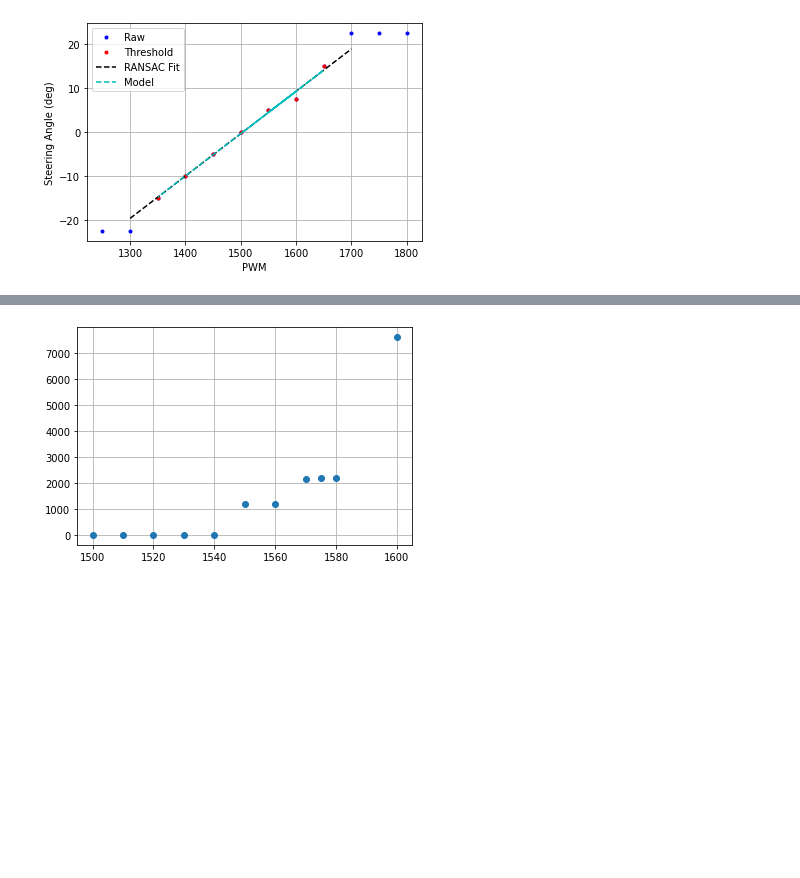
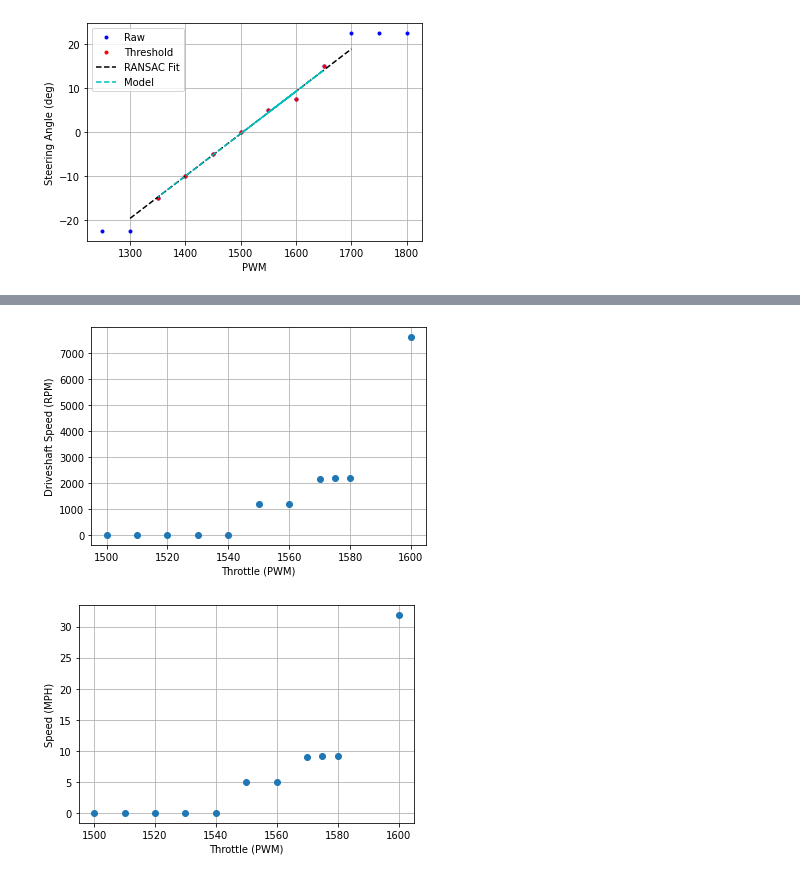
Before and after one commit to smithan7/not-so-dumb-rc-car, a Jupyter notebook: AutonomousCar/code/benchtop_calibration_code.ipynb, the cells around one changed output, grey strips where cells are left out. Drawn from its saved outputs; the diff is of its cells as text; code cells hidden in the pictures; blank space fills up the shorter version.

Commit message:
working on parked from driveshaft speed

```diff
--- a/AutonomousCar/code/benchtop_calibration_code.ipynb
+++ b/AutonomousCar/code/benchtop_calibration_code.ipynb
@@ -22,0 +10,4 @@ Drive Train: Tire Circumference:  0.3141592653589793  m
+# %%
+# load the driveshaft class
+drivetrain = DriveTrain()
+drivetrain.print()
@@ -248,18 +256,34 @@ Text(0, 0.5, 'Drive Shaft Speed (RPM)')
 # %%
 speed_data = np.array([[1500, 0., 0.],
                        [1510, 0., 0.],
                        [1520, 0., 0.],
                        [1530, 0., 0.],
                        [1540, 0., 0.],
                        [1550,  1171.268481045635,  31.20199052394689],
                        [1560, 1172.341266943733,   26.947816740098162],
                        [1570, 2147.2698615606773, 998.5076495574136],
                        [1575, 2177.6237089676456, 304.76718308091915],
                        [1580, 2175.518636319908,  345.9189577672784],
                        [1600, 7607.105330020181, 1513.2370220055684]])
 
+plt.plot(speed_data[:,0], speed_data[:,1], 'o')
+plt.xlabel("Throttle (PWM)")
+plt.ylabel("Driveshaft Speed (RPM)")
+plt.grid()
+plt.show()
 
-plt.plot(speed_data[:,0], speed_data[:,1], 'o')
+speeds_mph = drivetrain.calc_car_speed_mph_from_driveshaft_rpm(speed_data[:,1])
+plt.plot(speed_data[:,0], speeds_mph, 'o')
+plt.xlabel("Throttle (PWM)")
+plt.ylabel("Speed (MPH)")
 plt.grid()
+plt.show()
+
+plt.plot(speed_data[:,1], speeds_mph, 'o')
+plt.xlabel("Throttle (PWM)")
+plt.ylabel("Speed (MPH)")
+plt.grid()
+plt.show()
 # %% [output]
-[figure, old version]
+[figure, new version]
+[figure, added]
```
Also changed, not shown: parts of 6 cells of this notebook, 1 other file.
